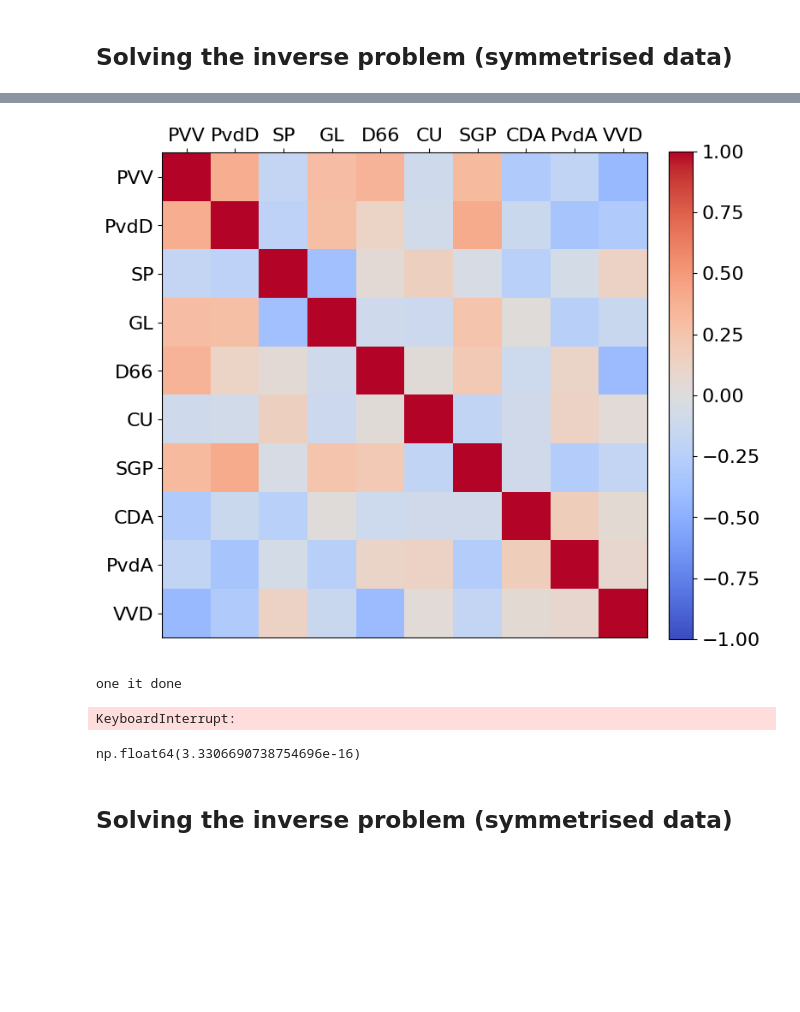
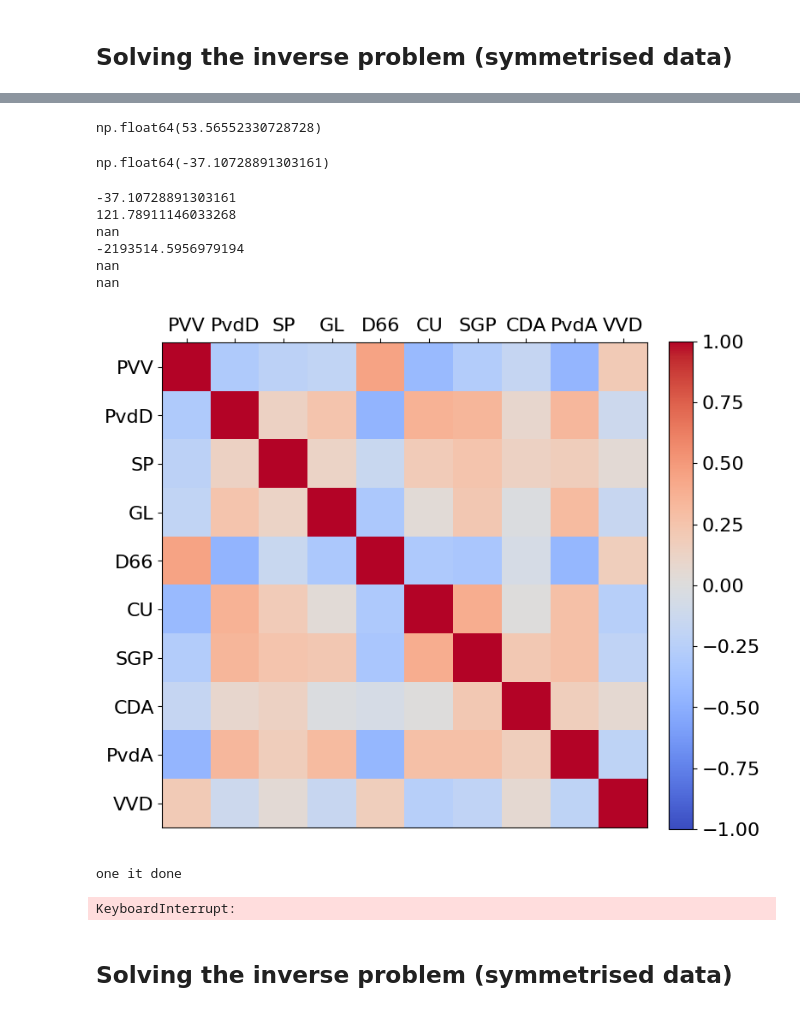
Before and after one commit to olivierwitteveen/dutch-parliament-max-ent, a Jupyter notebook: tk_stemming.ipynb, the cells around one changed output, grey strips where cells are left out. Saved outputs shown, nothing was run; the diff lists cells and outputs as text; code cells hidden in the pictures; blank space fills up the shorter version.

```diff
--- a/tk_stemming.ipynb
+++ b/tk_stemming.ipynb
@@ -330,25 +385,17 @@ def E(sigma, J):
     energy = -(1/2)*np.dot(sigma, np.matmul(J, sigma))
     return energy
 # %%
+# probability distribution and partition function
 def pspins(J):
     pspins = np.zeros(2**10)
     for i, sigma in enumerate(spins):
-        pspins[i] = np.exp(-0.5*E(sigma, J))
-    Z = np.sum(pspins)
-    return Z, pspins/Z
+        pspins[i] = -0.5*E(sigma, J)
+    Z = np.sum(np.exp(pspins))
+    return Z, np.exp(pspins)/Z
-# %%
-# pairwise correlation between spins i and j
-def corr2(pvec, i, j):
-    corr = 0
-    for k in np.arange(2**10):
-        sigma = decimal_to_binary_vector(k, 10)
-        corr += sigma[i]*sigma[j]*pvec[k]
-    return corr
-
-# four-point correlation between spins i, j, l, m
-def corr4(pvec, i, j, l, m):
-    corr = 0
-    for k in np.arange(2**10):
-        sigma = decimal_to_binary_vector(k, 10)
-        corr += sigma[i]*sigma[j]*sigma[l]*sigma[m]*pvec[k]
-    return corr
+# %%
+# pairwise correlation matrix
+def corr2(pvec):
+    corr = 0
+    for k, sigma in enumerate(spins):
+        corr += np.outer(sigma, sigma)*pvec[k]
+    return corr
@@ -365,0 +643,9 @@ Z, pvec
+# %%
+np.sum(sym_correlation_matrix.to_numpy() - corr2(pvec))
+# %% [output]
+np.float64(53.56552330728728)
+# %%
+Jnew, err = Newton_J(symmetric_matrix)
+np.sum(err)
+# %% [output]
+np.float64(-37.10728891303161)
@@ -366,21 +654,29 @@ Z, pvec
+# %%
+for i in np.arange(3):
+    if i == 0:
+        new_J, err = Newton_J(symmetric_matrix)
+    print(np.sum(err))
+    print(np.sum(new_J))
+    new_J, err = Newton_J(new_J)
+# %% [output]
+-37.10728891303161
+121.78911146033268
+nan
+-2193514.5956979194
+nan
+nan
 # %%
-grid = np.zeros((10,10))
-
-for i in np.arange(10):
-    for j in np.arange(10):
-        grid[i,j] = corr2(pvec, i, j)
-
 fig, ax = plt.subplots(1, figsize=(8,8))
-im = ax.imshow(grid, cmap='coolwarm', vmin=-1, vmax=+1, extent=[0,10,0,10])
+im = ax.imshow(corr2(pvec), cmap='coolwarm', vmin=-1, vmax=+1, extent=[0,10,0,10])
 cbar = fig.colorbar(im, ax=ax, fraction=0.046, pad=0.04)
 cbar.ax.tick_params(labelsize=16)
 ax.set_xticks(np.linspace(0.5, 9.5, 10))
 ax.set_yticks(np.linspace(9.5, 0.5, 10))
 ax.set_xticklabels(filtered_parties_short, fontsize=16)
 ax.set_yticklabels(filtered_parties_short, fontsize=16)
 ax.xaxis.tick_top()
 # %% [output]
-[figure, old version]
+[figure, new version]
 # %%
 def optimize_J(sym_corr_matrix, initial_J, learning_rate=0.01, tolerance=1e-6, max_iterations=2):
     J = initial_J.copy()
@@ -431,10 +719,6 @@ optimized_J = optimize_J(sym_correlation_matrix.to_numpy(), initial_J)
 # %% [output]
 one it done
 KeyboardInterrupt:
-# %%
-sym_correlation_matrix.to_numpy()[1,1] - corr2(pvec, 1, 1)
-# %% [output]
-np.float64(3.3306690738754696e-16)
 # %% [markdown]
 ## Solving the inverse problem (symmetrised data)
 # %% [markdown]
```
Also changed, not shown: parts of 38 cells of this notebook.
